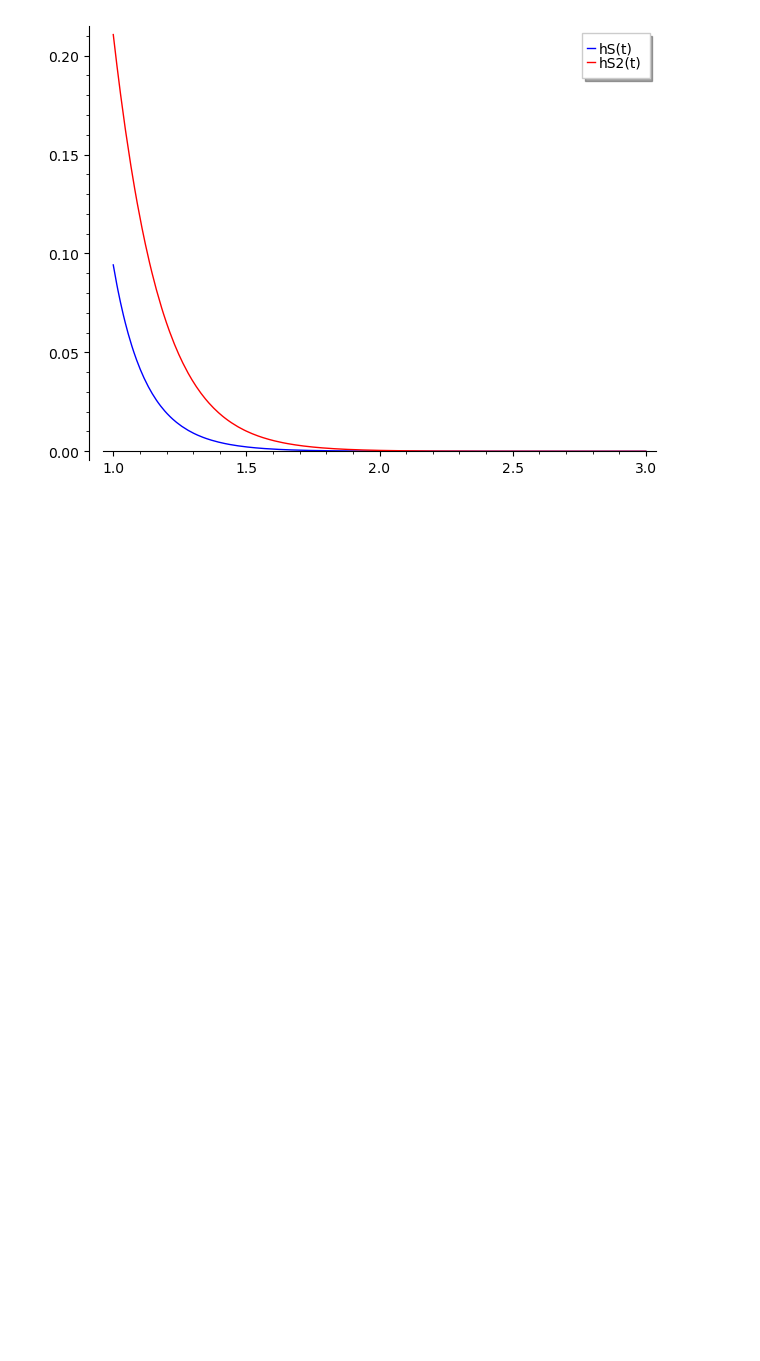
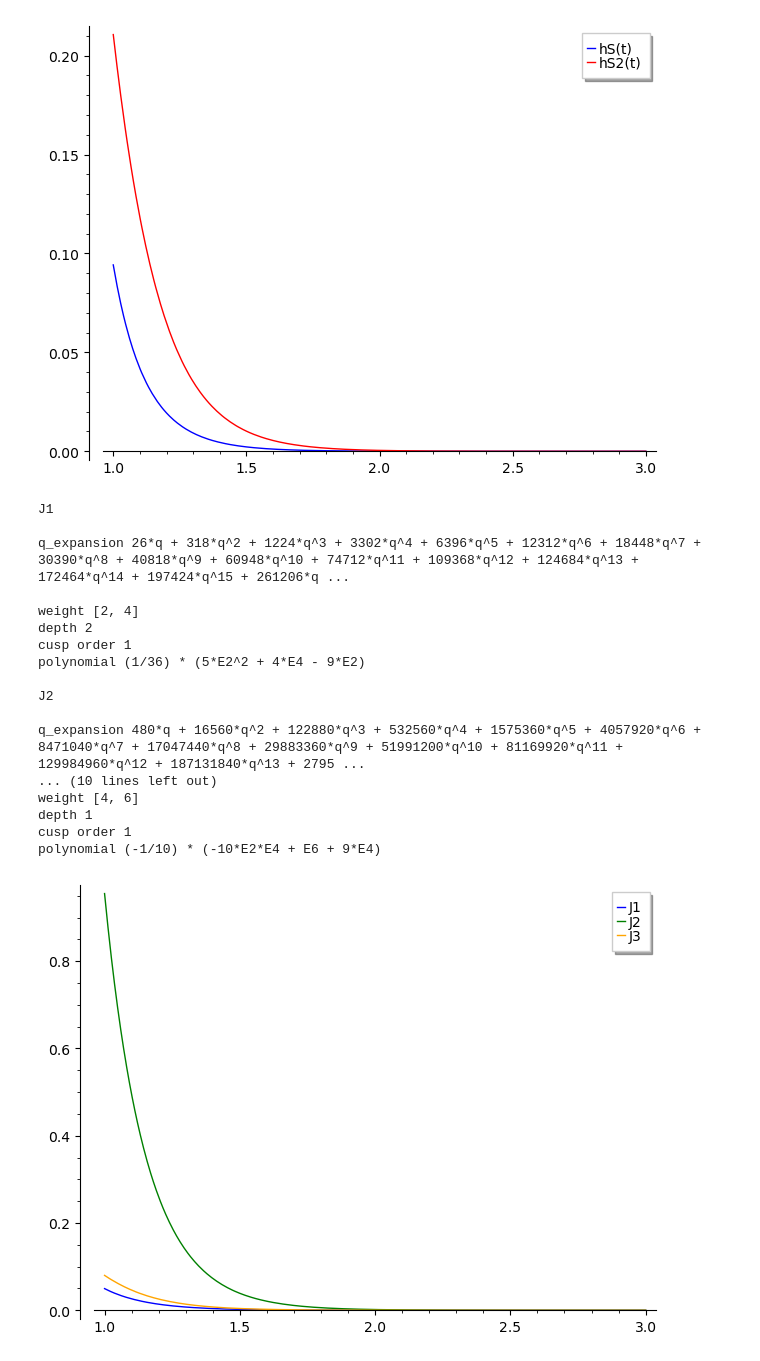
Before and after one commit to seewoo5/posqmf, a Jupyter notebook: positive_qmf.ipynb, the cells around one changed output. Cells and saved outputs as stored; diff of their text form; code cells hidden in the pictures; blank space fills up the shorter version.

```diff
--- a/positive_qmf.ipynb
+++ b/positive_qmf.ipynb
@@ -106,7 +106,10 @@ def qm_normalize(qm):
 def print_qm(qm, name, prec=20):
     print(name + "\n")
     print("q_expansion", qm.q_expansion(prec), "\n")
-    print("weight", qm.weight())
+    if qm.is_homogeneous():
+        print("weight", qm.weight())
+    else:
+        print("weight", qm.weights_list())
     print("depth", qm_depth(qm))
     print("cusp order", qm_cusp_order(qm))
     print("polynomial", qm.polynomial().factor(), "\n")
@@ -1308,3 +1310,42 @@ polynomial (1/24*E2^2 - 37/24*E4)*(1/π)*(i/z) + (1/4*E2)*(1/π)^2*(i/z)^2
 weight 6
 depth 2
 [figure]
+# %%
+# hS2 is positive
+J1 = (5 * E2^2 + 4 * E4) / 36 - E2 / 4
+J2 = E2 - E6
+J3 = E2 * E4 - E6 / 10 - (9 / 10) * E4
+print_qm(J1, "J1")
+print_qm(J2, "J2")
+print_qm(J3, "J3")
+assert hS2 == (3/10 - ip * ioz) * J1 + (3/40) * J2 + (7/4) * J3
+assert J1 == (5/3) * E2.derivative() - (1/4) * E2 + (1/4) * E4
+assert J3 == 3 * E4.derivative() + (9/10) * E6 - (9/10) * E4
+
+low_t = 1
+high_t = 3.0
+plots = [
+    plot(qm_to_func(J1), (t, low_t, high_t), legend_label="J1"),
+    plot(qm_to_func(J2), (t, low_t, high_t), color="green", legend_label="J2"),
+    plot(qm_to_func(J3), (t, low_t, high_t), color="orange", legend_label="J3"),
+]
+show(sum(plots))
+# %% [output]
+J1
+
+q_expansion 26*q + 318*q^2 + 1224*q^3 + 3302*q^4 + 6396*q^5 + 12312*q^6 + 18448*q^7 + 30390*q^8 + 40818*q^9 + 60948*q^10 + 74712*q^11 + 109368*q^12 + 124684*q^13 + 172464*q^14 + 197424*q^15 + 261206*q ...
+
+weight [2, 4]
+depth 2
+cusp order 1
+polynomial (1/36) * (5*E2^2 + 4*E4 - 9*E2)
+
+J2
+
+q_expansion 480*q + 16560*q^2 + 122880*q^3 + 532560*q^4 + 1575360*q^5 + 4057920*q^6 + 8471040*q^7 + 17047440*q^8 + 29883360*q^9 + 51991200*q^10 + 81169920*q^11 + 129984960*q^12 + 187131840*q^13 + 2795 ...
+... (10 lines left out)
+weight [4, 6]
+depth 1
+cusp order 1
+polynomial (-1/10) * (-10*E2*E4 + E6 + 9*E4)
+[figure, added]
```
Also changed, not shown: parts of 5 cells of this notebook.
